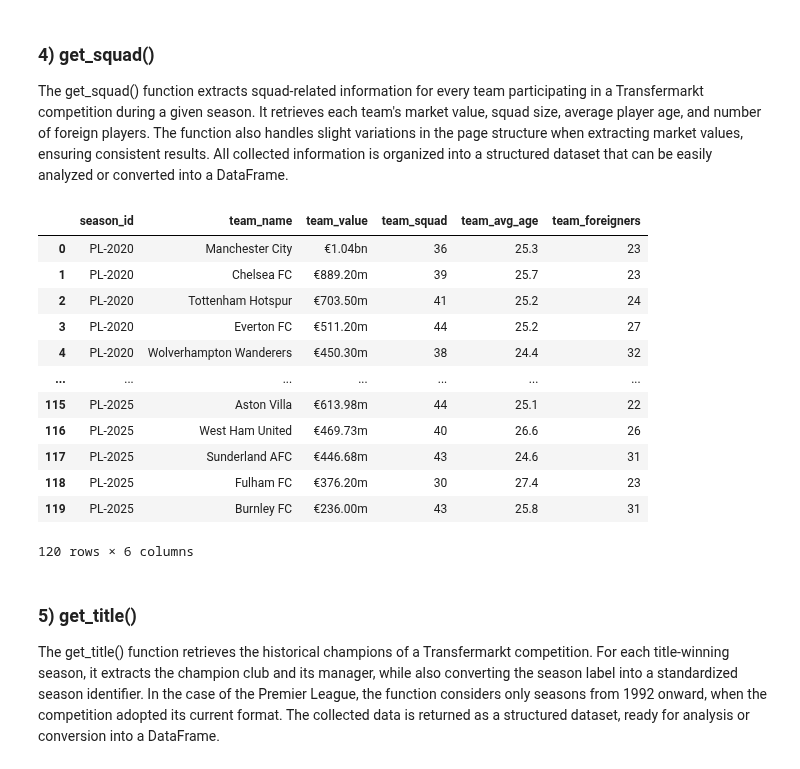
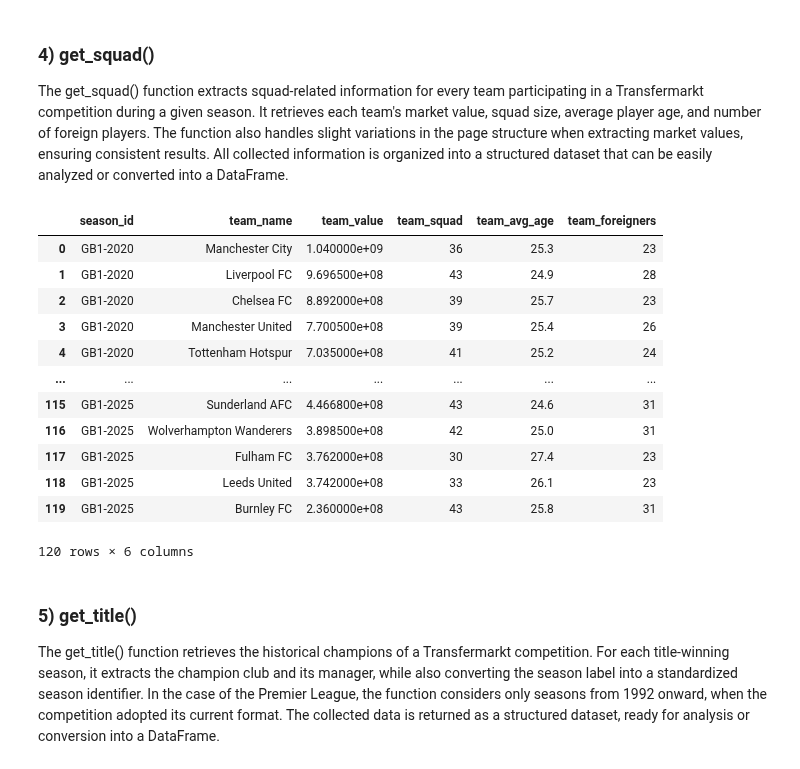
Before and after one commit to DaviGriebler/transfermarkt_scraping, a Jupyter notebook: testing scripts/scraping_examples.ipynb, the cells around one changed output. Drawn from its saved outputs; the diff is of its cells as text; code cells hidden in the pictures.

Commit message:
fix get_squad function, add get_top_scorers to scraping functions.py

```diff
--- a/testing scripts/scraping_examples.ipynb
+++ b/testing scripts/scraping_examples.ipynb
@@ -326,7 +326,8 @@ def get_squad(headers, league, n_season):
 
     info = odd_info + even_info
 
-    season_key = f'PL-{n_season}'
+    league_season_key = url.split('/')
+    season_key = f'{league_season_key[-3]}-{n_season}'
 
     for row in info:
         temp = []
@@ -337,6 +338,13 @@ def get_squad(headers, league, n_season):
 
         if row.find_all('a')[2].get('href') == '#': team_value = row.find_all('a')[-1].string
         else: team_value = row.find_all('a')[3].string
+
+        if team_value[-1] == 'm':
+            team_value = team_value[1:-1]+'0.000'
+            team_value = float(team_value.replace(".", ""))
+        elif team_value[-1] == 'n':
+            team_value = team_value[1:-2]+'0.000.000'
+            team_value = float(team_value.replace(".", ""))
 
         temp.append(team_name)
         temp.append(team_value)
@@ -352,26 +360,27 @@ def get_squad(headers, league, n_season):
 # %%
 premier_squad = []
 
 # transfermarkt only contains values for team_value from 2004
 for season in range(2020,2026):
     squad_data = get_squad(headers,'premier-league',season)
     premier_squad.extend(squad_data[1:])
 
 df_premier_squad = pd.DataFrame(premier_squad, columns=squad_data[0])
+df_premier_squad.sort_values(['season_id','team_value'],ascending=[True,False],inplace=True,ignore_index=True)
 display(df_premier_squad)
 # %% [output]
 |  | season_id | team_name | team_value | team_squad | team_avg_age | team_foreigners |
-| 0 | PL-2020 | Manchester City | €1.04bn | 36 | 25.3 | 23 |
-| 1 | PL-2020 | Chelsea FC | €889.20m | 39 | 25.7 | 23 |
-| 2 | PL-2020 | Tottenham Hotspur | €703.50m | 41 | 25.2 | 24 |
-| 3 | PL-2020 | Everton FC | €511.20m | 44 | 25.2 | 27 |
-| 4 | PL-2020 | Wolverhampton Wanderers | €450.30m | 38 | 24.4 | 32 |
+| 0 | GB1-2020 | Manchester City | 1.040000e+09 | 36 | 25.3 | 23 |
+| 1 | GB1-2020 | Liverpool FC | 9.696500e+08 | 43 | 24.9 | 28 |
+| 2 | GB1-2020 | Chelsea FC | 8.892000e+08 | 39 | 25.7 | 23 |
+| 3 | GB1-2020 | Manchester United | 7.700500e+08 | 39 | 25.4 | 26 |
+| 4 | GB1-2020 | Tottenham Hotspur | 7.035000e+08 | 41 | 25.2 | 24 |
 | ... | ... | ... | ... | ... | ... | ... |
-| 115 | PL-2025 | Aston Villa | €613.98m | 44 | 25.1 | 22 |
-| 116 | PL-2025 | West Ham United | €469.73m | 40 | 26.6 | 26 |
-| 117 | PL-2025 | Sunderland AFC | €446.68m | 43 | 24.6 | 31 |
-| 118 | PL-2025 | Fulham FC | €376.20m | 30 | 27.4 | 23 |
-| 119 | PL-2025 | Burnley FC | €236.00m | 43 | 25.8 | 31 |
+| 115 | GB1-2025 | Sunderland AFC | 4.466800e+08 | 43 | 24.6 | 31 |
+| 116 | GB1-2025 | Wolverhampton Wanderers | 3.898500e+08 | 42 | 25.0 | 31 |
+| 117 | GB1-2025 | Fulham FC | 3.762000e+08 | 30 | 27.4 | 23 |
+| 118 | GB1-2025 | Leeds United | 3.742000e+08 | 33 | 26.1 | 23 |
+| 119 | GB1-2025 | Burnley FC | 2.360000e+08 | 43 | 25.8 | 31 |
 120 rows × 6 columns
 # %% [markdown]
 ### 5) get_title()
```
Also changed, not shown: 1 other file.
